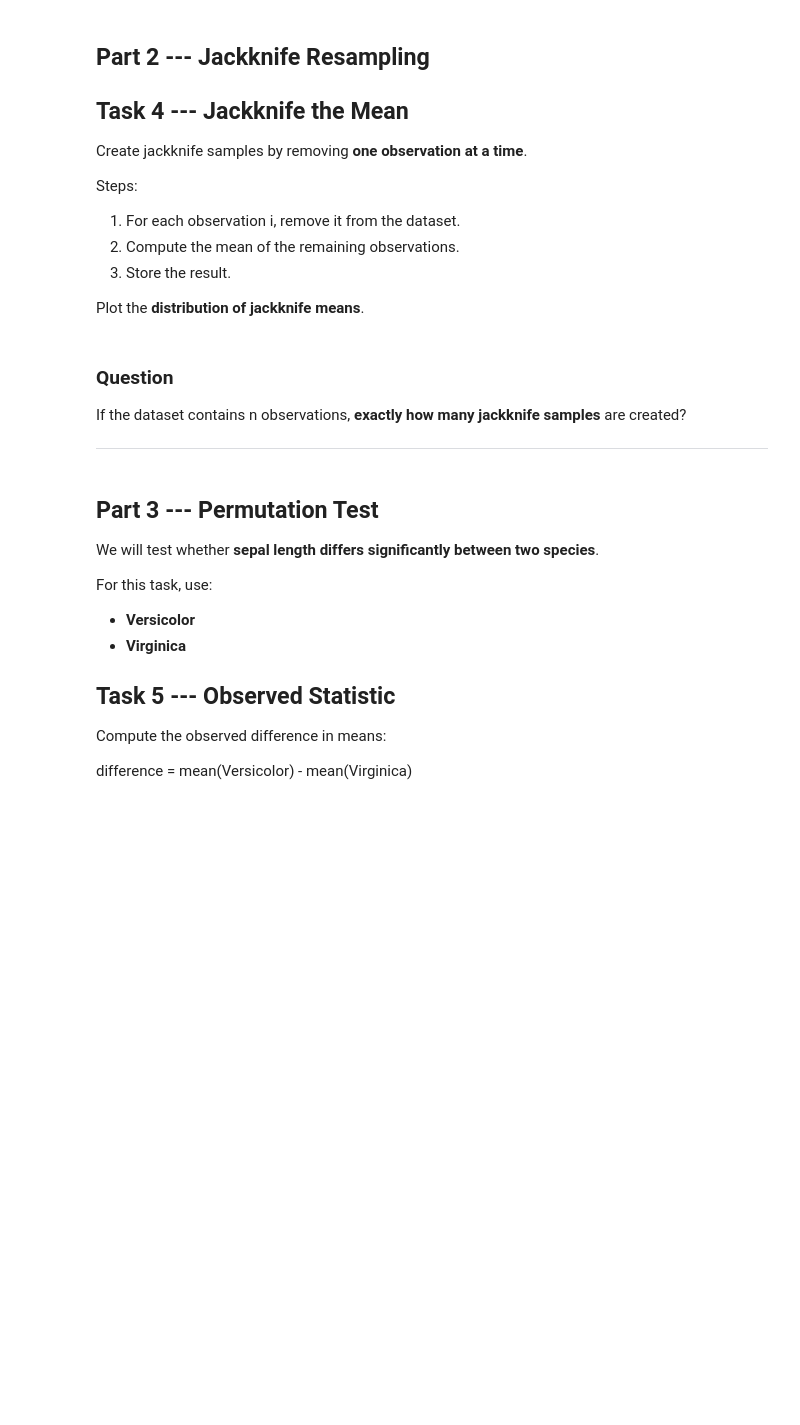
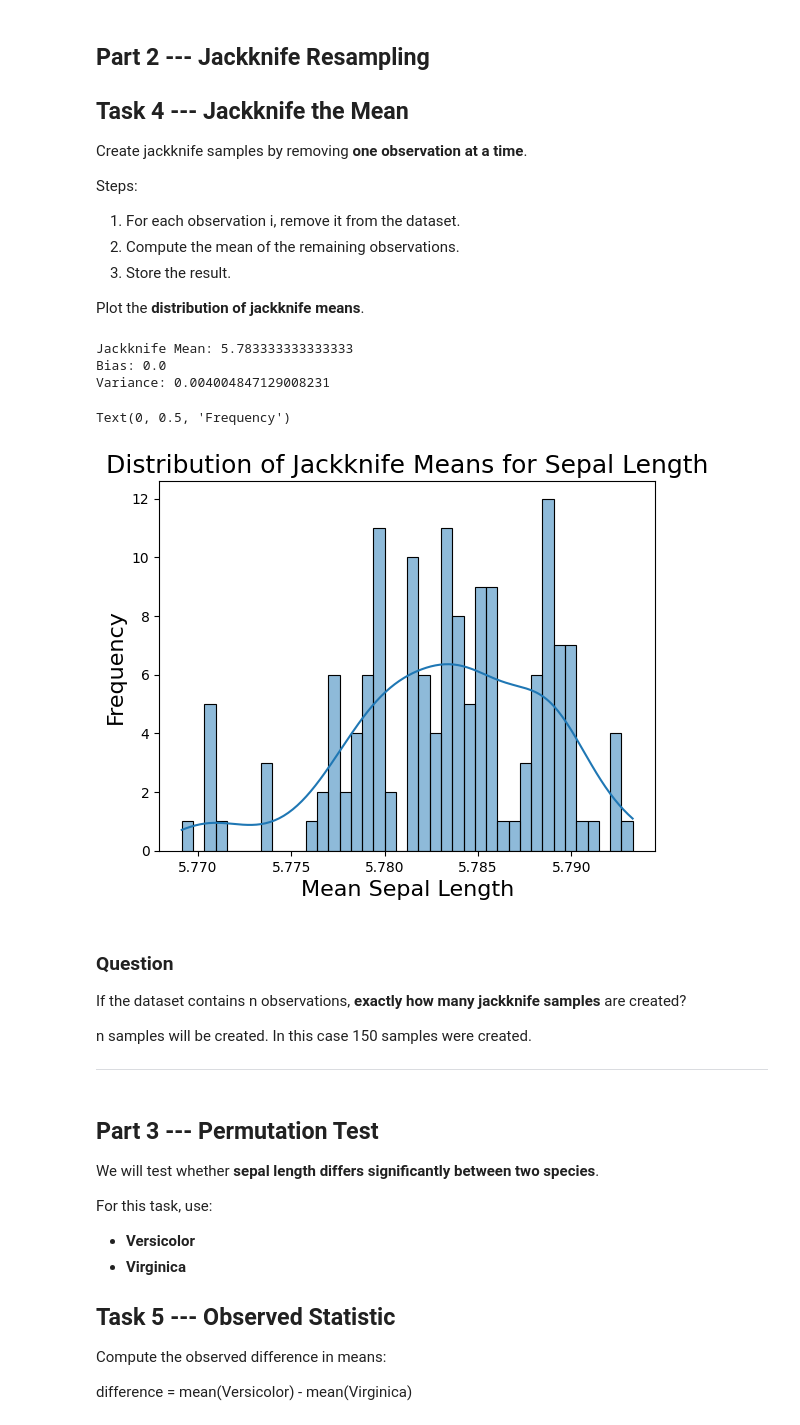
Before and after one commit to Nikolai-N484/Data201_NikolaiN, a Jupyter notebook: Week5/Week_5_Assignment_Nikolai.ipynb, the cells around one changed output. Drawn from its saved outputs; the diff is of its cells as text; code cells hidden in the pictures; blank space fills up the shorter version.

```diff
--- a/Week5/Week_5_Assignment_Nikolai.ipynb
+++ b/Week5/Week_5_Assignment_Nikolai.ipynb
@@ -161,13 +161,47 @@ Steps:
 3.  Store the result.
 
 Plot the **distribution of jackknife means**.
+# %%
+def jackknife_resampling(sample):
+    n = sample_n
+    jackknife_means = np.zeros(n)
+
+    for i in range(n):
+        jackknife_sample = np.delete(sample, i)
+        jackknife_means[i] = np.mean(jackknife_sample)
+
+    jackknife_mean = np.mean(jackknife_means)
+
+    original_mean = np.mean(sample)
+    bias = (n - 1)*(original_mean - jackknife_mean)
+
+    variance = (n - 1) * np.mean((jackknife_means - jackknife_mean) ** 2)
+
+    return jackknife_mean, bias, variance, jackknife_means
+
+mean, bias, variance, jackknife_means = jackknife_resampling(sample)
+print(f"Jackknife Mean: {mean}")
+print(f"Bias: {bias}")
+print(f"Variance: {variance}")
+# %% [output]
+Jackknife Mean: 5.783333333333333
+Bias: 0.0
+Variance: 0.004004847129008231
+# %%
+sns.histplot(jackknife_means, kde=True, bins=40)
+plt.title("Distribution of Jackknife Means for Sepal Length", fontsize=18)
+plt.xlabel("Mean Sepal Length", fontsize=16)
+plt.ylabel("Frequency", fontsize=16)
+# %% [output]
+Text(0, 0.5, 'Frequency')
+[figure, added]
 # %% [markdown]
 ### Question
 
 If the dataset contains n observations, **exactly how many jackknife
 samples** are created?
 
-
+n samples will be created. In this case 150 samples were created.
 
 
 ---
```
Also changed, not shown: parts of 6 cells of this notebook.
